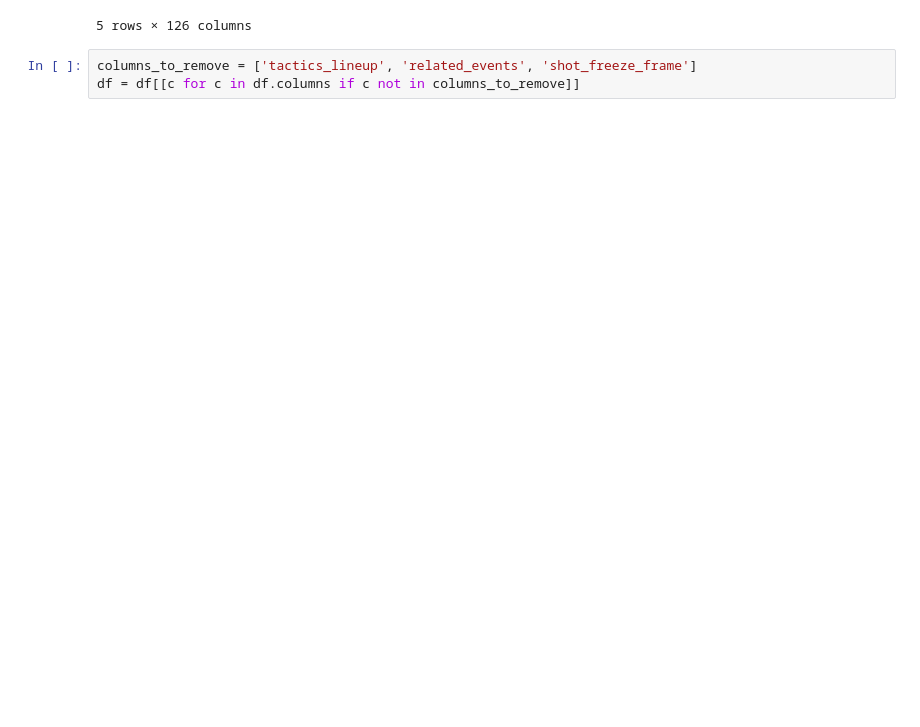
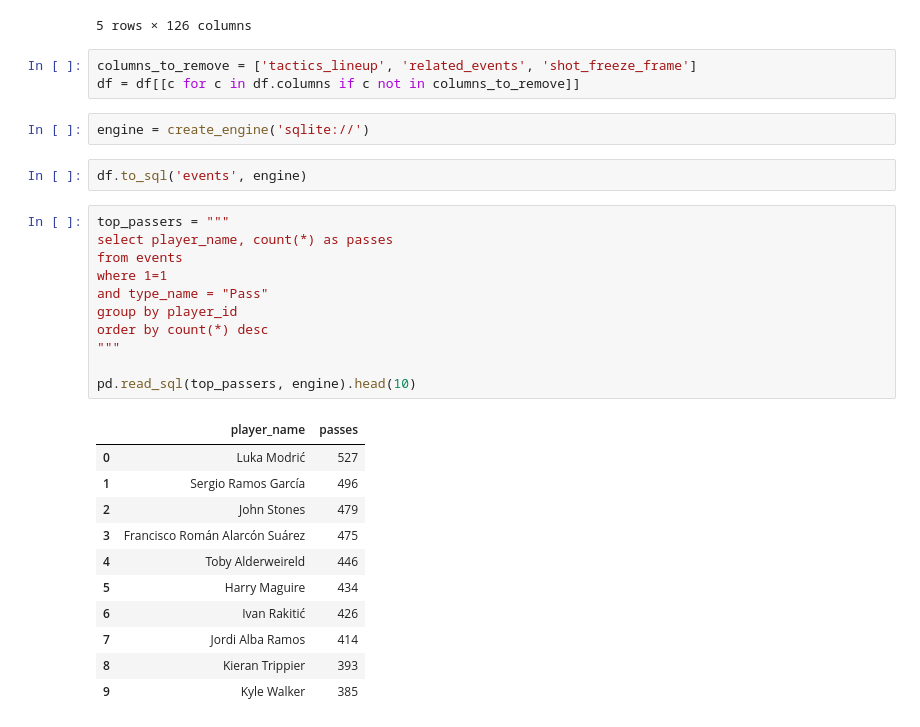
Before and after one commit to akhilsrinath/soccer-analytics, a Jupyter notebook: Database_querying_and_populating.ipynb, the cells around one changed output. Drawn from its saved outputs; the diff is of its cells as text; blank space fills up the shorter version.

```diff
--- a/Database_querying_and_populating.ipynb
+++ b/Database_querying_and_populating.ipynb
@@ -70,3 +70,30 @@ df.head()
 # %%
 columns_to_remove = ['tactics_lineup', 'related_events', 'shot_freeze_frame']
 df = df[[c for c in df.columns if c not in columns_to_remove]]
+# %%
+engine = create_engine('sqlite://')
+# %%
+df.to_sql('events', engine)
+# %%
+top_passers = """
+select player_name, count(*) as passes
+from events
+where 1=1
+and type_name = "Pass"
+group by player_id
+order by count(*) desc
+"""
+
+pd.read_sql(top_passers, engine).head(10)
+# %% [output]
+|  | player_name | passes |
+| 0 | Luka Modrić | 527 |
+| 1 | Sergio Ramos García | 496 |
+| 2 | John Stones | 479 |
+| 3 | Francisco Román Alarcón Suárez | 475 |
+| 4 | Toby Alderweireld | 446 |
+| 5 | Harry Maguire | 434 |
+| 6 | Ivan Rakitić | 426 |
+| 7 | Jordi Alba Ramos | 414 |
+| 8 | Kieran Trippier | 393 |
+| 9 | Kyle Walker | 385 |
```
